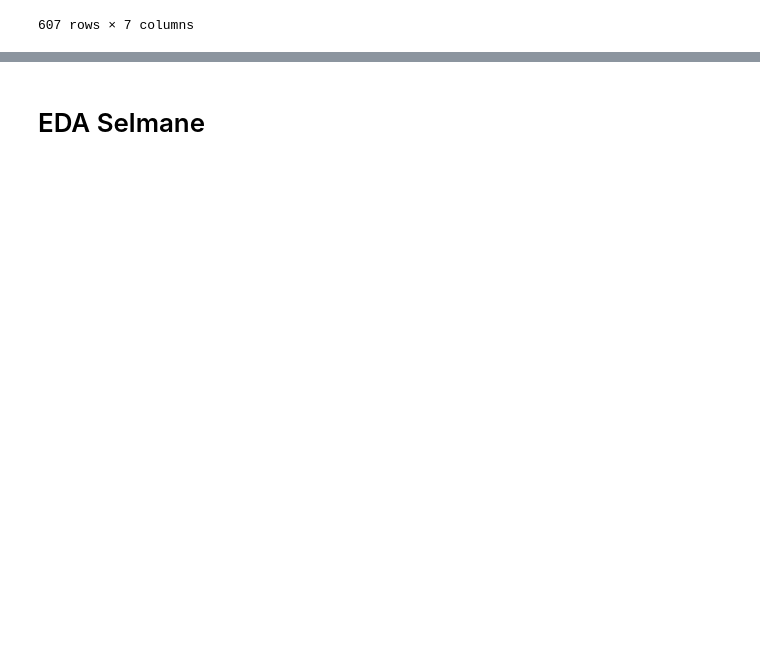
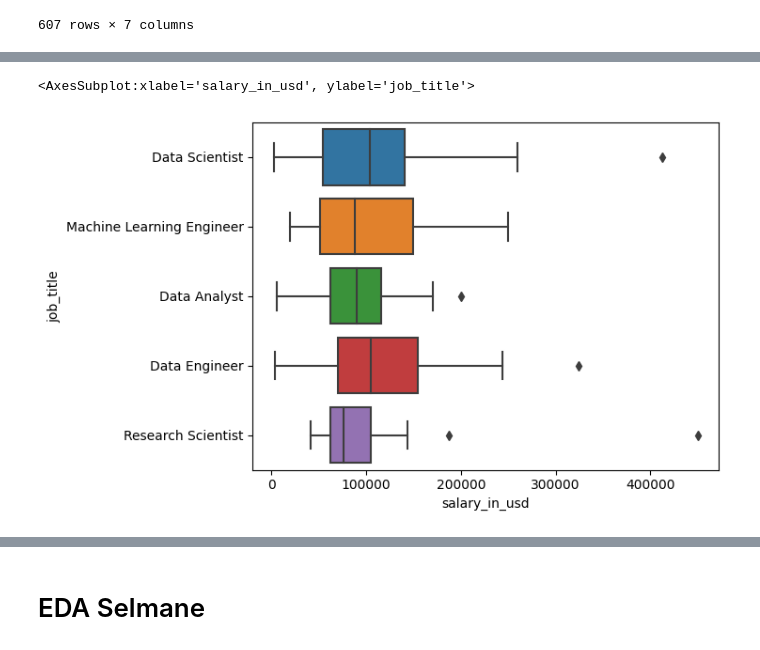
Before and after one commit to TristanLeMoyec/Salaires_EDA, a Jupyter notebook: EDA_salary.ipynb, the cells around one changed output, grey strips where cells are left out. Cells and saved outputs as stored; diff of their text form; code cells hidden in the pictures; blank space fills up the shorter version.

```diff
--- a/EDA_salary.ipynb
+++ b/EDA_salary.ipynb
@@ -30,3 +54,13 @@ df
+# %%
+df = df.merge(df_pays, how='inner', left_on='company_location', right_on='Code').drop(['Code','company_location'], axis=1).rename(columns={'Name': 'Company_location'})
+df = df.merge(df_pays, how='inner', left_on='employee_residence', right_on='Code').drop(['Code','employee_residence'], axis=1).rename(columns={'Name': 'employee_residence'})
+df = df.drop(['salary','salary_currency'], axis=1)
+# %%
+mapping_dict = {'FT': 'full time', 'PT': 'part time', 'CT': 'Contract', 'FL': 'Freelance'}
+df['employment_type'] = df['employment_type'].replace(mapping_dict)
+
+mapping_dict = {'EN': 'Junior', 'MI': 'Intermediate', 'SE': 'Expert', 'EX': 'Director'}
+df['experience_level'] = df['experience_level'].replace(mapping_dict)
 # %% [markdown]
 # EDA Tristan
 # %% [markdown]
@@ -113,0 +164,3 @@ df_categories
+# %%
+# Top 5 métiers
+df_top5 = df.loc[(df['job_title']=="Data Scientist")|(df['job_title']== "Data Engineer")|(df['job_title']=="Data Analyst")|(df['job_title']=="Machine Learning Engineer")|(df['job_title']== "Research Scientist")]
@@ -113,0 +170,6 @@ df_categories
+# %%
+# Boxplot des salaraires par top 5 métiers
+sns.boxplot(data=df_top5, x="salary_in_usd", y="job_title")
+# %% [output]
+<AxesSubplot:xlabel='salary_in_usd', ylabel='job_title'>
+[figure, added]
```
Also changed, not shown: parts of 17 cells of this notebook.
